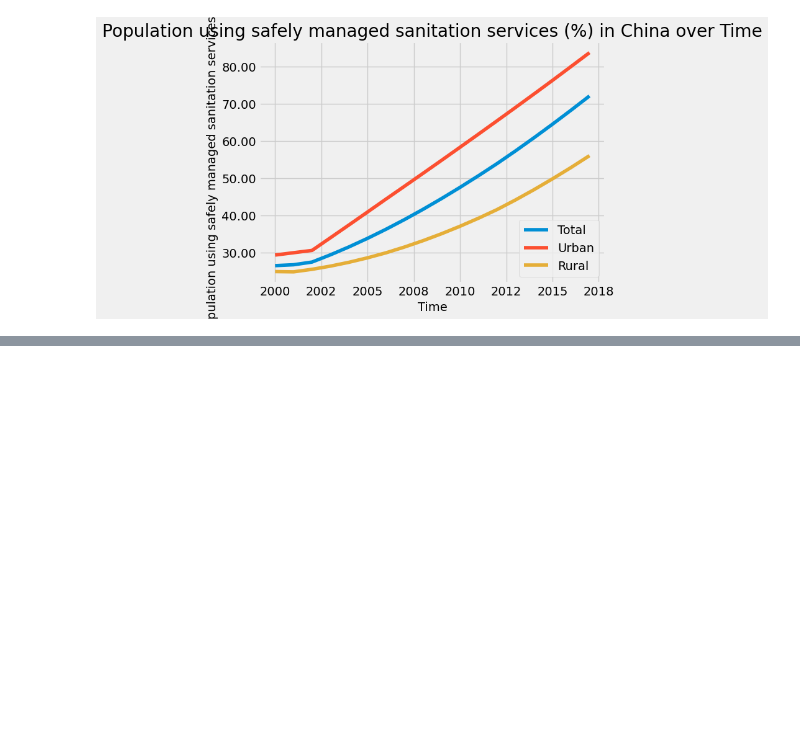
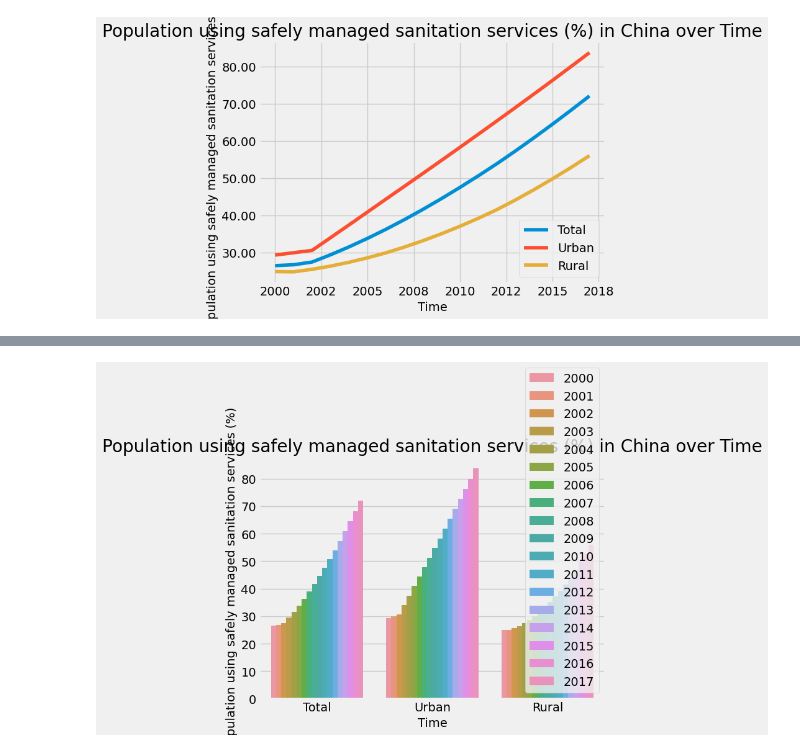
Before and after one commit to violetbi/sds-271-fp, a Jupyter notebook: prototype.ipynb, the cells around one changed output, grey strips where cells are left out. Drawn from its saved outputs; the diff is of its cells as text; code cells hidden in the pictures; blank space fills up the shorter version.

```diff
--- a/prototype.ipynb
+++ b/prototype.ipynb
@@ -76,0 +106,4 @@ lineplot(health_data, "China")
+# %%
+barplot(health_data, "China")
+# %% [output]
+[figure, added]
```
Also changed, not shown: parts of 3 cells of this notebook.
